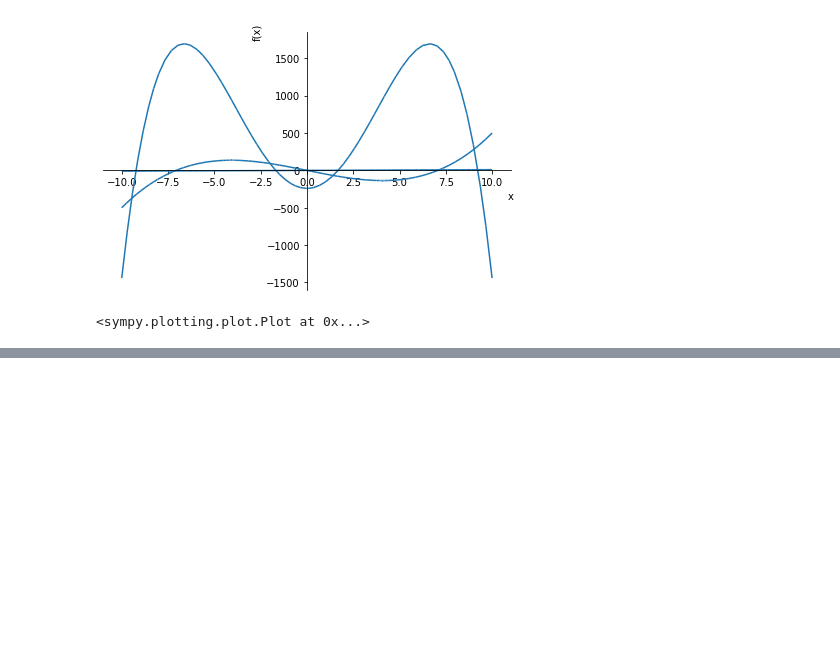
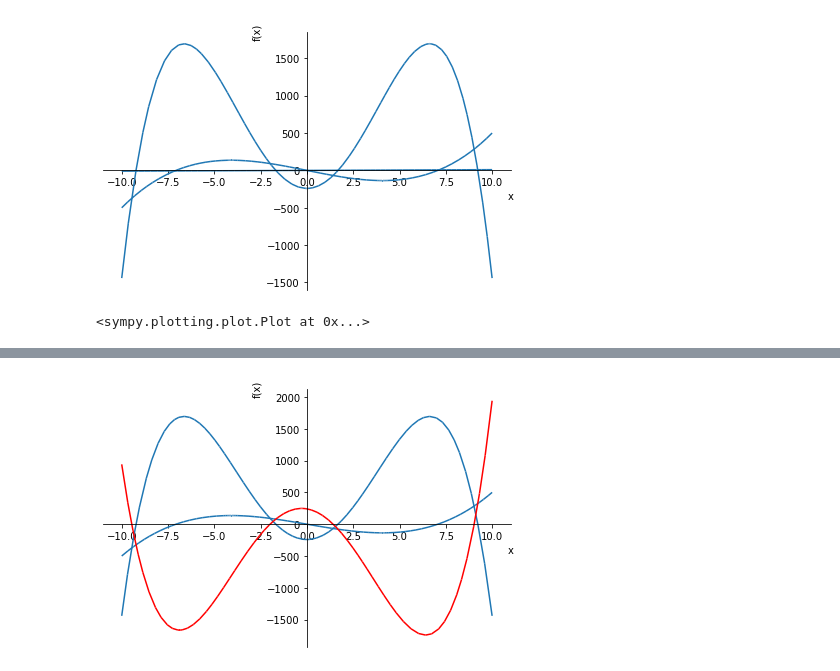
Before and after one commit to proDreams/GB_Python, a Jupyter notebook: Seminar_11.ipynb, the cells around one changed output, grey strips where cells are left out. Drawn from its saved outputs; the diff is of its cells as text; code cells hidden in the pictures; blank space fills up the shorter version.

```diff
--- a/Seminar_11.ipynb
+++ b/Seminar_11.ipynb
@@ -36,0 +69,6 @@ solve(f_roots[1])
+# %%
+p = plot(fx, gx, fgx, show=false)
+p[2].line_color = 'r'
+p.show()
+# %% [output]
+[figure, added]
```
Also changed, not shown: parts of 15 cells of this notebook.
